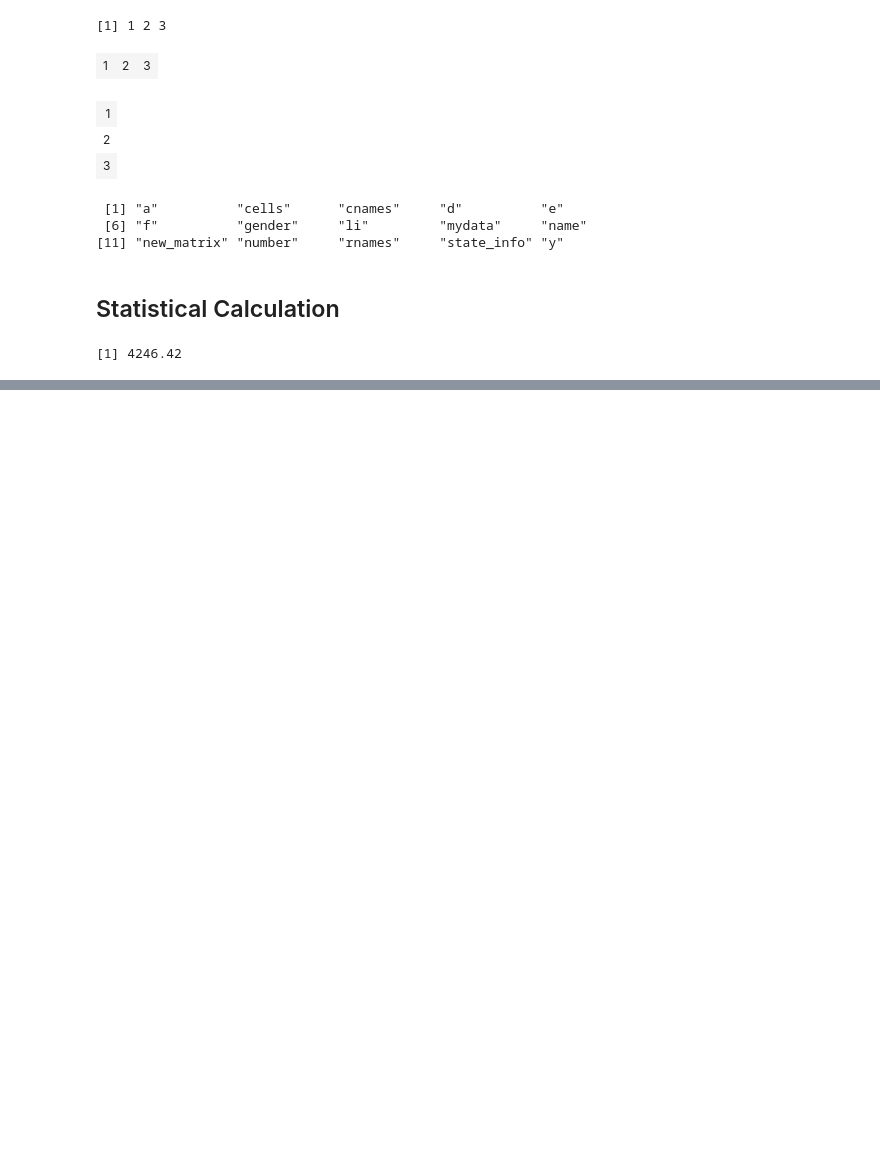
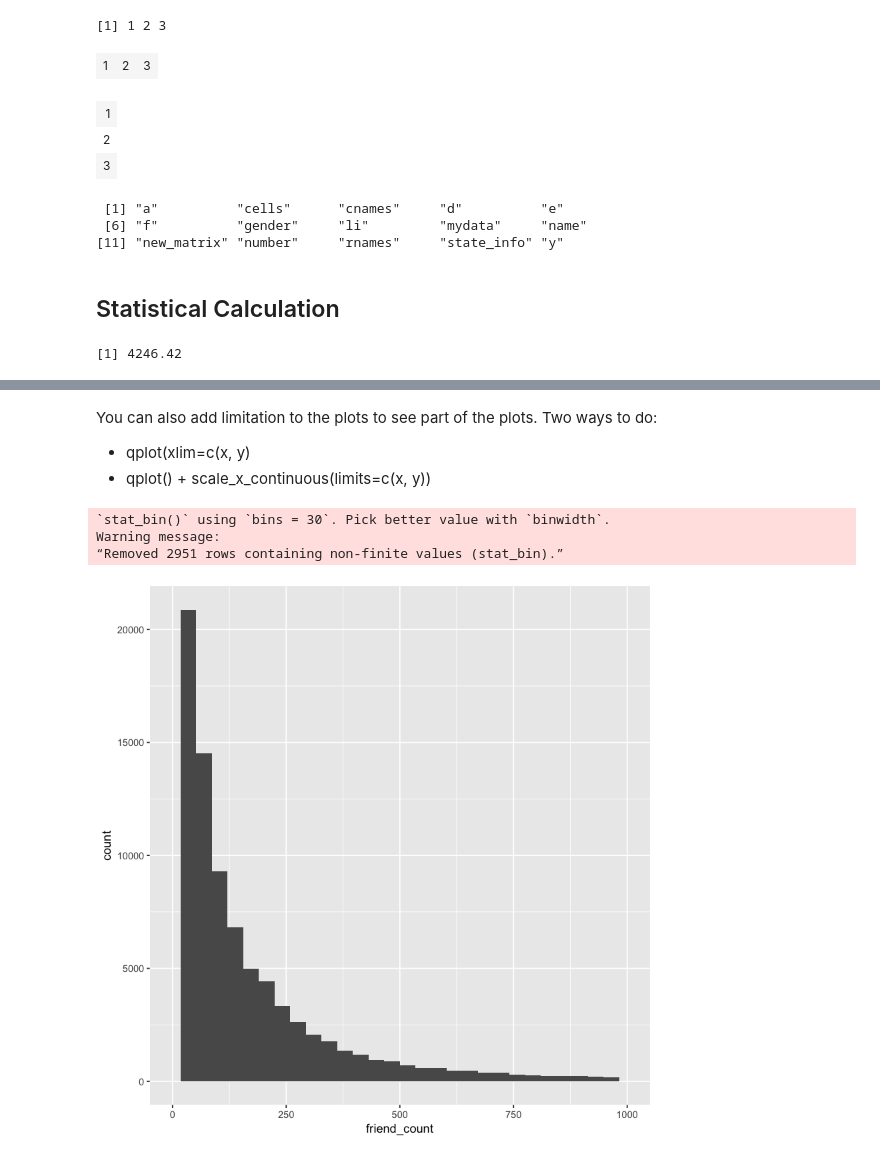
Before and after one commit to mukerong/Toolkit, a Jupyter notebook: R/R-Basics.ipynb, the cells around one changed output, grey strips where cells are left out. Cells and saved outputs as stored; diff of their text form; code cells hidden in the pictures; blank space fills up the shorter version.

```diff
--- a/R/R-Basics.ipynb
+++ b/R/R-Basics.ipynb
@@ -568,0 +618,13 @@ mean(state_info$population)
+# %% [markdown]
+You can also add limitation to the plots to see part of the plots. Two ways to do:
+
+* qplot(xlim=c(x, y)
+* qplot() +
+    scale_x_continuous(limits=c(x, y))
+# %%
+qplot(data=pf, x=friend_count, xlim=c(0, 1000))
+# %% [output]
+`stat_bin()` using `bins = 30`. Pick better value with `binwidth`.
+Warning message:
+“Removed 2951 rows containing non-finite values (stat_bin).”
+[figure, added]
```
Also changed, not shown: parts of 15 cells of this notebook.
